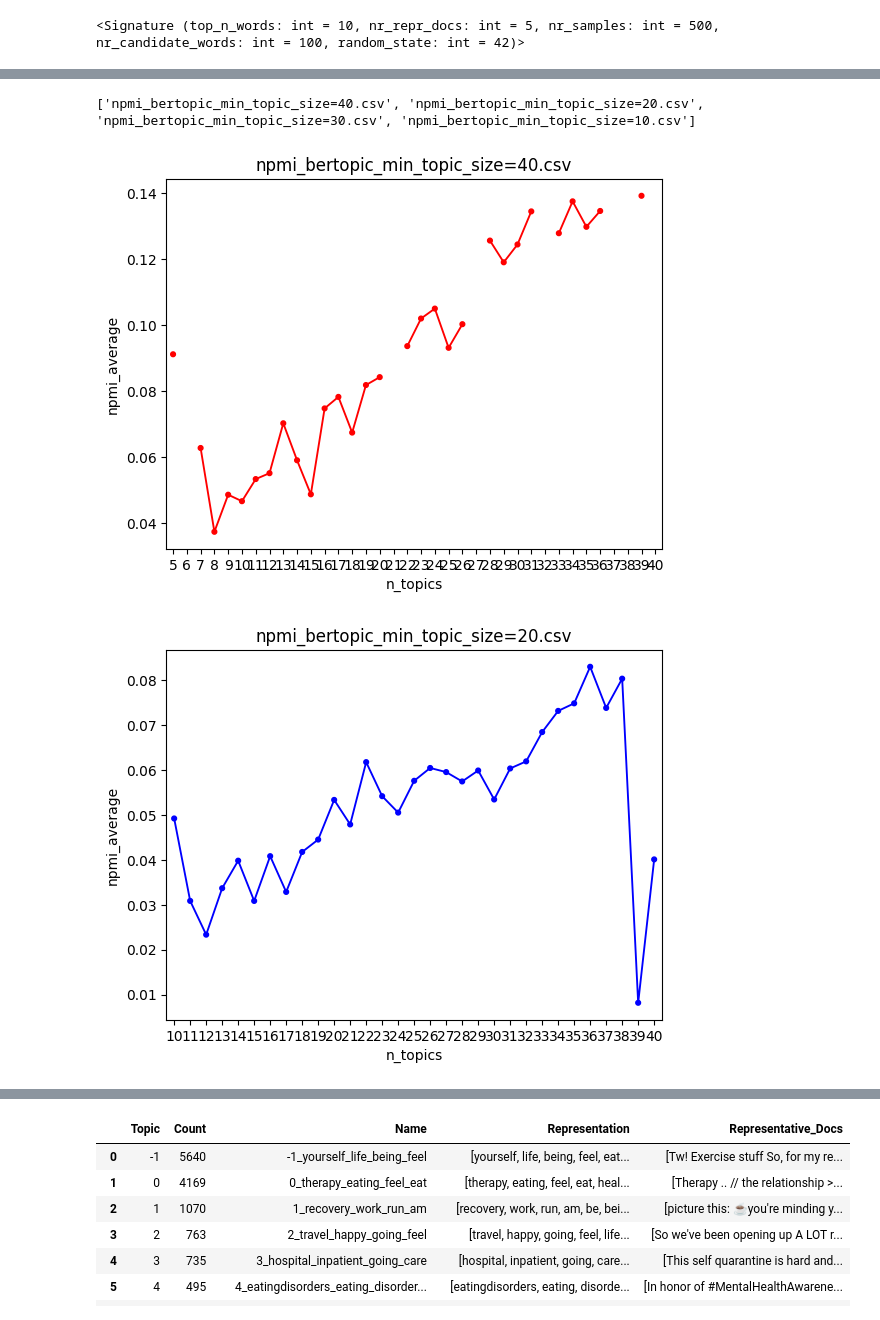
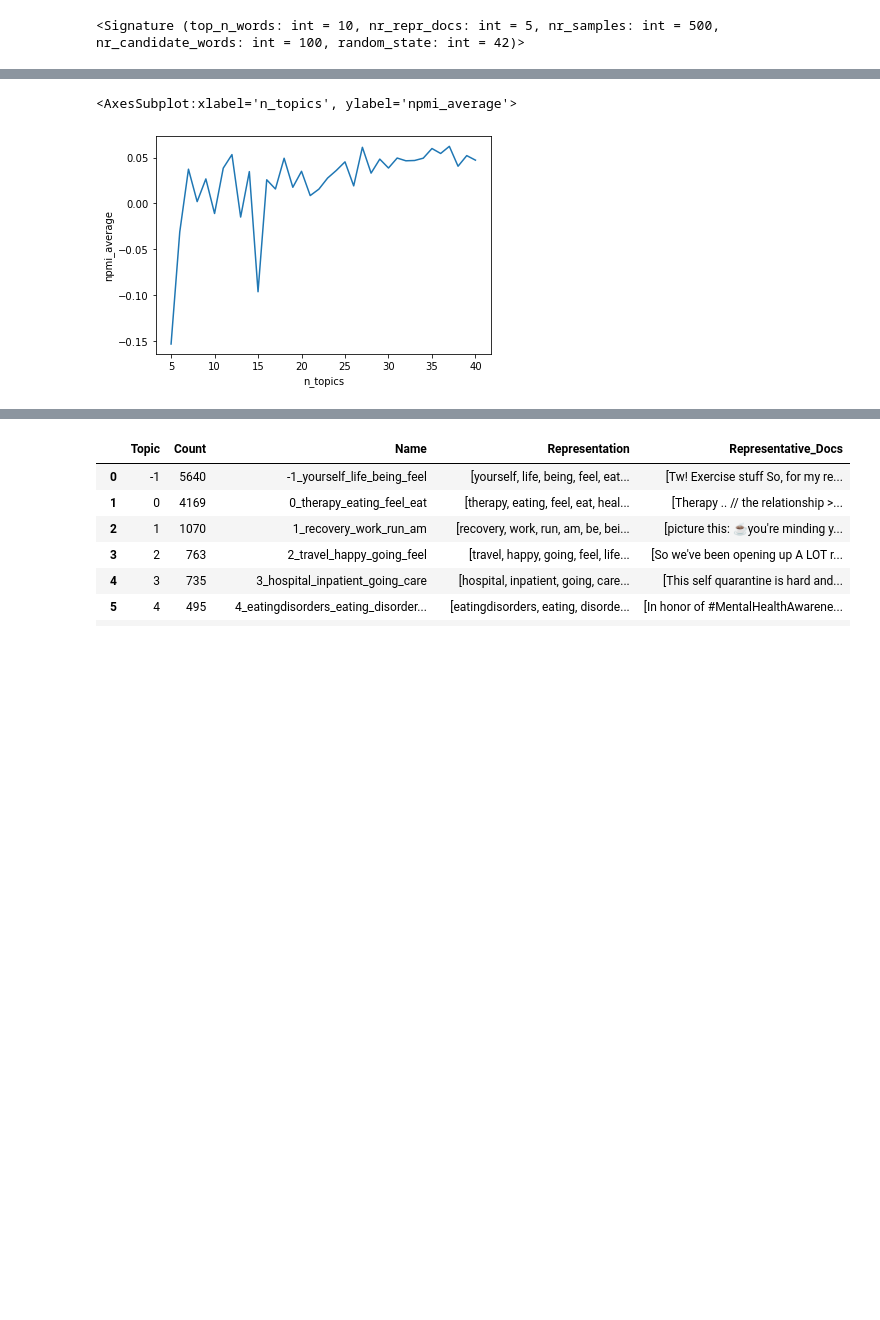
Before and after one commit to aminmarani/topic_modeling_comparison, a Jupyter notebook: topic_modeling_pipeline-bert.ipynb, the cells around one changed output, grey strips where cells are left out. Cells and saved outputs as stored; diff of their text form; code cells hidden in the pictures; blank space fills up the shorter version.

Commit message:
bertopic is finished

```diff
--- a/topic_modeling_pipeline-bert.ipynb
+++ b/topic_modeling_pipeline-bert.ipynb
@@ -555,29 +561,7 @@ df.to_csv('./result/npmi_{0}_min_topic_size={1}.csv'.format(model_spec['name'],
 # %%
-import os
-import seaborn as sns
-from matplotlib import pyplot as plt
-
-files = [i for i in os.listdir('./result/') if 'npmi_bertopic' in i]
-print(files)
-
-colors = ['red','blue','black','green','pink','orange','brown','yellow']
-i = 0
-for f in files:
-    df = pd.read_csv('./result/'+f)
-    ax = sns.pointplot(x='n_topics', y='npmi_average', data=df,color=colors[i],
-                       scale=0.5)
-    plt.title(f)
-    i+=1
-    plt.show()
-# plt.legend([i.split('=')[1][0:2] for i in files],bbox_to_anchor=(1.01, 1))
-# leg = ax.get_legend()
-# # leg.legendHandles[3].set_color('green')
-# # leg.legendHandles[5].set_color('orange')
-# # leg.legendHandles[6].set_color('brown')
-# # leg.legendHandles[7].set_color('yellow')
-
-# plt.show()
+# df = pd.read_csv('./result/npmi_bertopic.csv')
+# df = pd.concat([df,pd.read_csv('./result/npmi_bertopic_31_40.csv')])
+# sns.lineplot(data=df,x='n_topics',y='npmi_average')
 # %% [output]
-['npmi_bertopic_min_topic_size=40.csv', 'npmi_bertopic_min_topic_size=20.csv', 'npmi_bertopic_min_topic_size=30.csv', 'npmi_bertopic_min_topic_size=10.csv']
+<AxesSubplot:xlabel='n_topics', ylabel='npmi_average'>
-[figure, old version]
+[figure, new version]
-[figure, removed]
```
Also changed, not shown: parts of 5 cells of this notebook, 5 other files.
